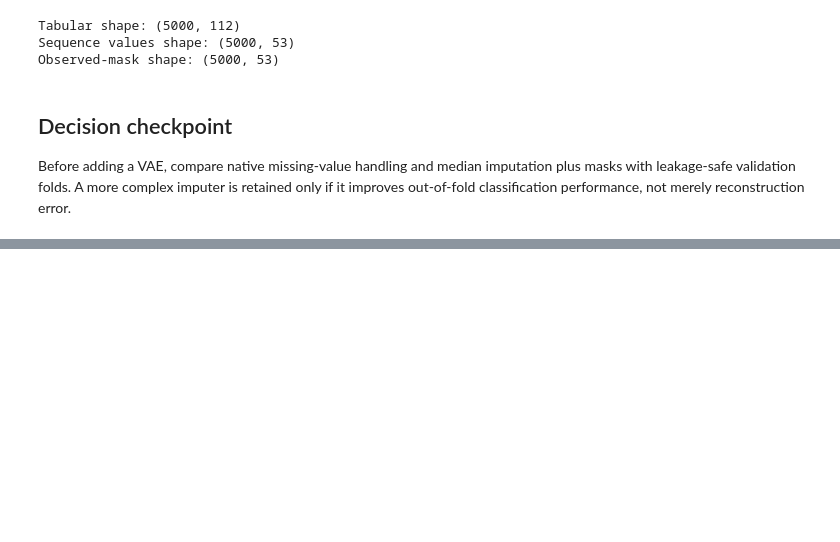
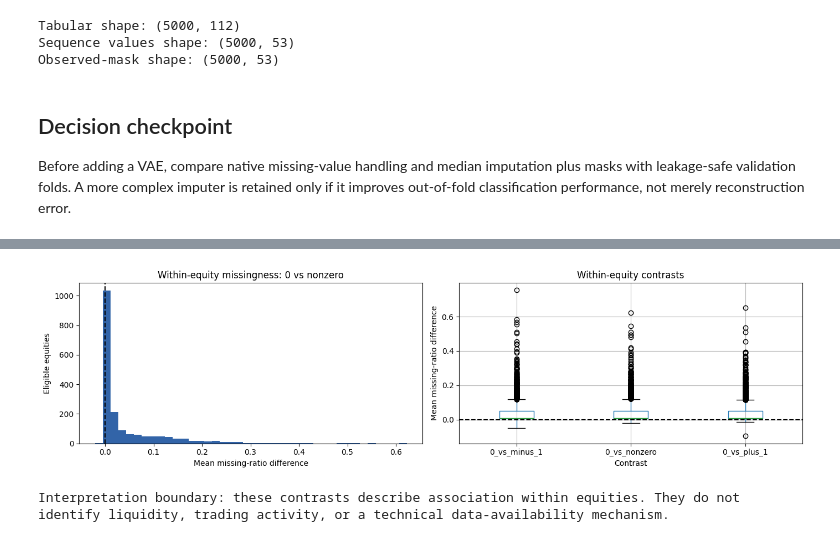
Before and after one commit to ADRIANVM117/data-science-portfolio, a Jupyter notebook: Prediction_of_daily_stock_end_of_day_movements_on_the_US_market/notebooks/01_data_audit.ipynb, the cells around one changed output, grey strips where cells are left out. Saved outputs shown, nothing was run; the diff lists cells and outputs as text; code cells hidden in the pictures; blank space fills up the shorter version.

```diff
--- a/Prediction_of_daily_stock_end_of_day_movements_on_the_US_market/notebooks/01_data_audit.ipynb
+++ b/Prediction_of_daily_stock_end_of_day_movements_on_the_US_market/notebooks/01_data_audit.ipynb
@@ -336,0 +405,30 @@ Before adding a VAE, compare native missing-value handling and median imputation
+# %%
+# Q2: within-equity contrasts; all eligible equities are retained without a minimum count threshold.
+row_missing_ratio = returns.isna().mean(axis=1).rename('missing_ratio')
+within_equity_frame = pd.DataFrame({'equity': X_train['equity'], 'reod': y_train, 'missing_ratio': row_missing_ratio})
+
+def within_equity_contrast(name, comparison_mask):
+    working = within_equity_frame.loc[(within_equity_frame['reod'] == 0) | comparison_mask].copy()
+    working['group'] = np.where(working['reod'] == 0, 'zero', 'comparison')
+    grouped = working.groupby(['equity', 'group'])['missing_ratio'].agg(['mean', 'size']).unstack('group')
+    grouped.columns = [f'{statistic}_{group}' for statistic, group in grouped.columns]
+    eligible = grouped.dropna(subset=['mean_zero', 'mean_comparison']).copy()
+    eligible['delta_zero_minus_comparison'] = eligible['mean_zero'] - eligible['mean_comparison']
+    eligible['contrast'] = name
+    return eligible.reset_index()
+
+contrasts = pd.concat([
+    within_equity_contrast('0_vs_nonzero', within_equity_frame['reod'] != 0),
+    within_equity_contrast('0_vs_minus_1', within_equity_frame['reod'] == -1),
+    within_equity_contrast('0_vs_plus_1', within_equity_frame['reod'] == 1),
+], ignore_index=True)
+
+def contrast_summary(frame):
+    delta = frame['delta_zero_minus_comparison']
+    return pd.Series({'eligible_equities': len(frame), 'mean_delta': delta.mean(), 'median_delta': delta.median(), 'p10_delta': delta.quantile(0.10), 'p90_delta': delta.quantile(0.90), 'share_positive_delta': (delta > 0).mean(), 'mean_n_zero': frame['size_zero'].mean(), 'median_n_zero': frame['size_zero'].median(), 'mean_n_comparison': frame['size_comparison'].mean(), 'median_n_comparison': frame['size_comparison'].median()})
+
+q2_contrast_summary = pd.DataFrame({name: contrast_summary(group) for name, group in contrasts.groupby('contrast')}).T
+display(q2_contrast_summary)
+
+primary_sample_sizes = contrasts.loc[contrasts['contrast'] == '0_vs_nonzero', ['size_zero', 'size_comparison']]
+display(primary_sample_sizes.describe(percentiles=[0.01, 0.10, 0.25, 0.50, 0.75, 0.90, 0.99]))
@@ -336,0 +453,18 @@ Before adding a VAE, compare native missing-value handling and median imputation
+# %%
+# Q2 visual diagnostics. Each primary-contrast observation is one eligible equity.
+fig, axes = plt.subplots(1, 2, figsize=(14, 4))
+primary_delta = contrasts.loc[contrasts['contrast'] == '0_vs_nonzero', 'delta_zero_minus_comparison']
+axes[0].hist(primary_delta, bins=40, color='#3264a8')
+axes[0].axvline(0, color='black', linestyle='--')
+axes[0].set(title='Within-equity missingness: 0 vs nonzero', xlabel='Mean missing-ratio difference', ylabel='Eligible equities')
+contrasts.boxplot(column='delta_zero_minus_comparison', by='contrast', ax=axes[1])
+axes[1].axhline(0, color='black', linestyle='--')
+axes[1].set(title='Within-equity contrasts', xlabel='Contrast', ylabel='Mean missing-ratio difference')
+plt.suptitle('')
+plt.tight_layout()
+plt.show()
+
+print('Interpretation boundary: these contrasts describe association within equities. They do not identify liquidity, trading activity, or a technical data-availability mechanism.')
+# %% [output]
+[figure, added]
+Interpretation boundary: these contrasts describe association within equities. They do not identify liquidity, trading activity, or a technical data-availability mechanism.
```
Also changed, not shown: parts of 25 cells of this notebook, 53 other files.
